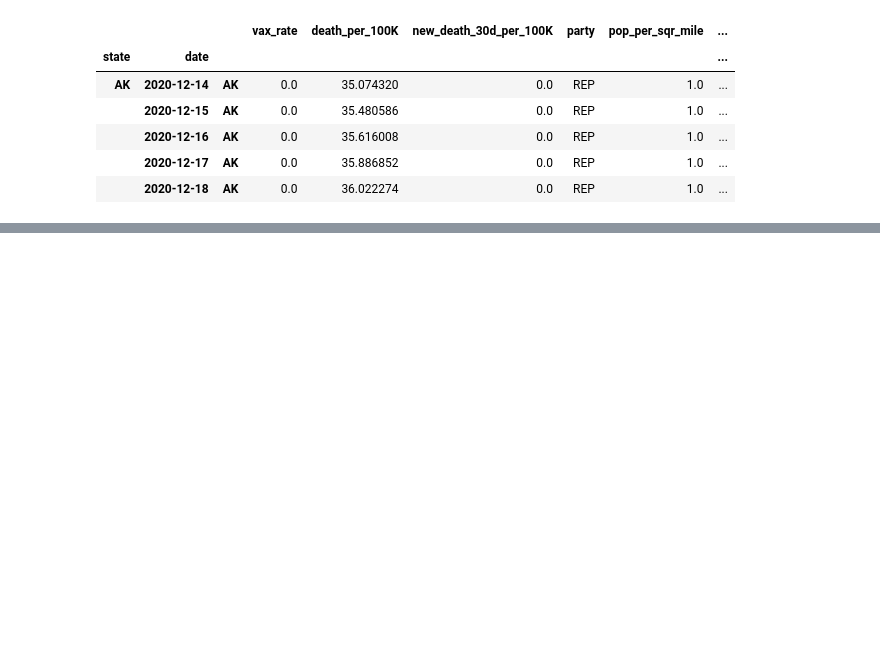
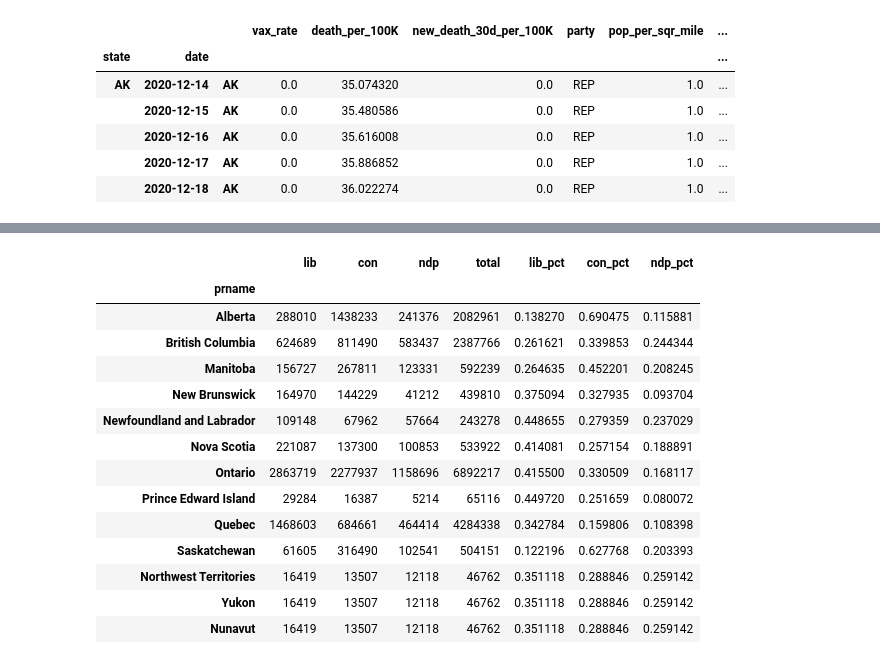
Before and after one commit to hnagib/covid-data-visualization, a Jupyter notebook: notebooks/hn-covid-data-analysis.ipynb, the cells around one changed output, grey strips where cells are left out. Drawn from its saved outputs; the diff is of its cells as text; code cells hidden in the pictures; blank space fills up the shorter version.

```diff
--- a/notebooks/hn-covid-data-analysis.ipynb
+++ b/notebooks/hn-covid-data-analysis.ipynb
@@ -297,0 +404,51 @@ MovieWriter imagemagick unavailable; trying to use <class 'matplotlib.animation.
+# %%
+df_can_pol_ = pd.read_csv('../data/can_election_2019.csv').dropna().replace('–', 0)[['prname','lib','con', 'ndp', 'total']]
+for col in ['lib', 'con', 'ndp', 'total']:
+    df_can_pol_[col] = df_can_pol_[col].apply(lambda x: int(x.replace(',', '')))
+
+df_can_pol = df_can_pol_.groupby('prname').sum()
+
+for col in ['lib', 'con', 'ndp']:
+    df_can_pol[col+'_pct'] = df_can_pol[col]/df_can_pol['total']
+
+df_can_pol.index.name = 'pr'
+
+pr_name_map = {
+     'AB': 'Alberta'
+    ,'BC': 'British Columbia'
+    ,'MB': 'Manitoba'
+    ,'NB': 'New Brunswick'
+    ,'NL': 'Newfoundland and Labrador'
+    ,'NS': 'Nova Scotia'
+    ,'ON': 'Ontario'
+    ,'PE': 'Prince Edward Island'
+    ,'QC': 'Quebec'
+    ,'SK': 'Saskatchewan'
+    ,'Terr1':'Northwest Territories'
+    ,'Terr2':'Yukon'
+    ,'Terr3':'Nunavut'
+}
+
+df_pr_name_map = pd.DataFrame.from_dict(pr_name_map, orient='index', columns=['prname'])
+df_pr_name_map.index.name = 'pr'
+df_pr_name_map = df_pr_name_map.reset_index()
+df_pr_name_map['pr'] = df_pr_name_map['pr'].apply(lambda x: 'Terr' if x.startswith('Terr') else x)
+
+df_can_pol = df_pr_name_map.merge(df_can_pol, on='pr', how='left').drop(columns=['pr']).set_index('prname')
+df_can_pol
+# %% [output]
+|  | lib | con | ndp | total | lib_pct | con_pct | ndp_pct |
+| prname |  |  |  |  |  |  |  |
+| Alberta | 288010 | 1438233 | 241376 | 2082961 | 0.138270 | 0.690475 | 0.115881 |
+| British Columbia | 624689 | 811490 | 583437 | 2387766 | 0.261621 | 0.339853 | 0.244344 |
+| Manitoba | 156727 | 267811 | 123331 | 592239 | 0.264635 | 0.452201 | 0.208245 |
+| New Brunswick | 164970 | 144229 | 41212 | 439810 | 0.375094 | 0.327935 | 0.093704 |
+| Newfoundland and Labrador | 109148 | 67962 | 57664 | 243278 | 0.448655 | 0.279359 | 0.237029 |
+| Nova Scotia | 221087 | 137300 | 100853 | 533922 | 0.414081 | 0.257154 | 0.188891 |
+| Ontario | 2863719 | 2277937 | 1158696 | 6892217 | 0.415500 | 0.330509 | 0.168117 |
+| Prince Edward Island | 29284 | 16387 | 5214 | 65116 | 0.449720 | 0.251659 | 0.080072 |
+| Quebec | 1468603 | 684661 | 464414 | 4284338 | 0.342784 | 0.159806 | 0.108398 |
+| Saskatchewan | 61605 | 316490 | 102541 | 504151 | 0.122196 | 0.627768 | 0.203393 |
+| Northwest Territories | 16419 | 13507 | 12118 | 46762 | 0.351118 | 0.288846 | 0.259142 |
+| Yukon | 16419 | 13507 | 12118 | 46762 | 0.351118 | 0.288846 | 0.259142 |
+| Nunavut | 16419 | 13507 | 12118 | 46762 | 0.351118 | 0.288846 | 0.259142 |
```
Also changed, not shown: parts of 18 cells of this notebook, 10 other files.
